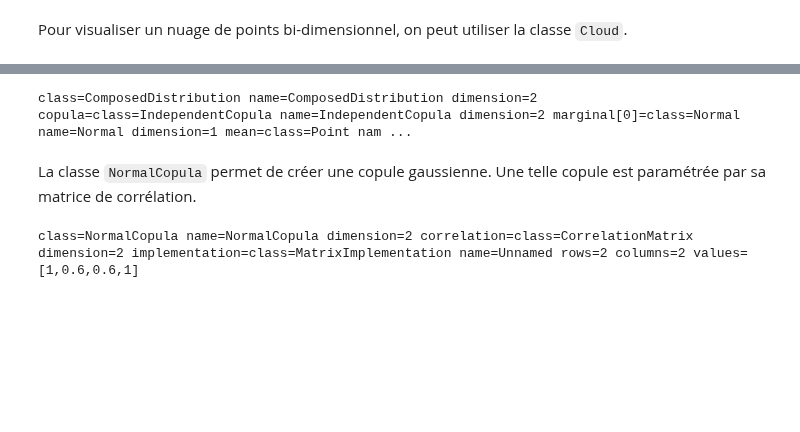
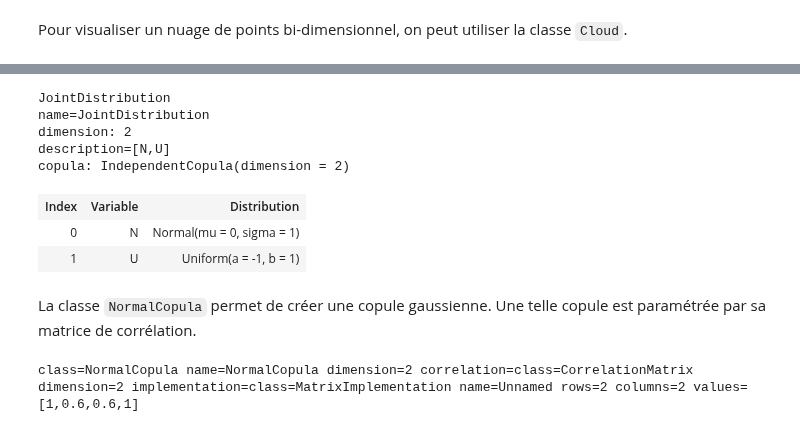
Before and after one commit to mbaudin47/otsupgalilee-eleve, a Jupyter notebook: 1-Intro-OT/Distributions.ipynb, the cells around one changed output, grey strips where cells are left out. Drawn from its saved outputs; the diff is of its cells as text; code cells hidden in the pictures; blank space fills up the shorter version.

```diff
--- a/1-Intro-OT/Distributions.ipynb
+++ b/1-Intro-OT/Distributions.ipynb
@@ -139,7 +142,14 @@ En fait, le second argument de la classe `ComposedDistribution` est optionnel :
 # %%
-ot.ComposedDistribution([n, u])
+ot.JointDistribution([n, u])
 # %% [output]
-class=ComposedDistribution name=ComposedDistribution dimension=2 copula=class=IndependentCopula name=IndependentCopula dimension=2 marginal[0]=class=Normal name=Normal dimension=1 mean=class=Point nam ...
+JointDistribution
+name=JointDistribution
+dimension: 2
+description=[N,U]
+copula: IndependentCopula(dimension = 2)
+| Index | Variable | Distribution |
+| 0 | N | Normal(mu = 0, sigma = 1) |
+| 1 | U | Uniform(a = -1, b = 1) |
 # %% [markdown]
 La classe `NormalCopula` permet de créer une copule gaussienne. Une telle copule est paramétrée par sa matrice de corrélation.
 # %%
```
Also changed, not shown: parts of 16 cells of this notebook, 5 other files.
